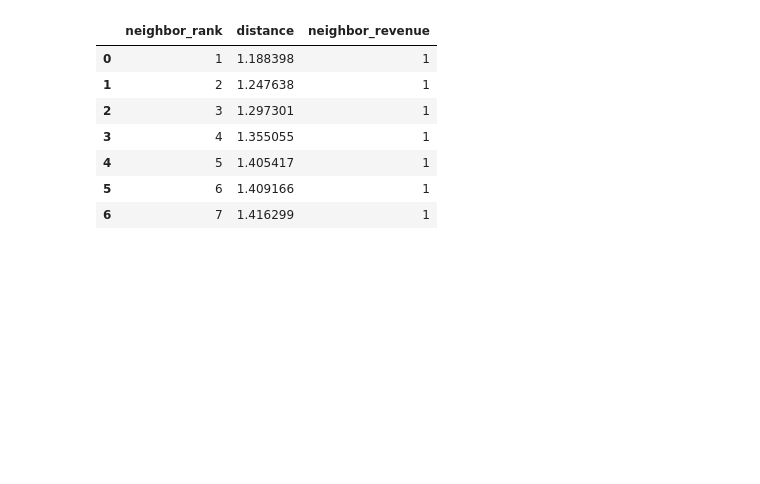
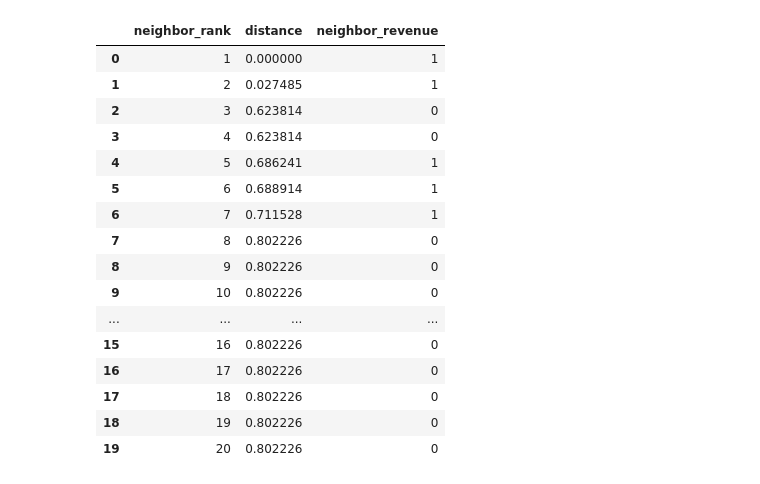
Before and after one commit to ShoppingInsight/shopper-prediction, a Jupyter notebook: models/knn/knn.ipynb, the cells around one changed output. Cells and saved outputs as stored; diff of their text form; code cells hidden in the pictures; blank space fills up the shorter version.

```diff
--- a/models/knn/knn.ipynb
+++ b/models/knn/knn.ipynb
@@ -11,20 +13,18 @@ KNN은 직관이 꽤 단순하다. 새 방문자가 들어왔을 때, 과거 데
 # %%
-from pathlib import Path
-
 import pandas as pd
 
-# KNN 전처리 산출물이 저장된 csv 폴더 경로 설정
-DATA_DIR = Path("csv")
+# 전처리 노트북에서 저장한 KNN용 split 데이터를 불러온다.
+# 이 CSV는 SMOTE/Scaler 적용 전 데이터라서, 모델 전처리는 아래 Pipeline에서 따로 수행한다.
+X_train_knn = pd.read_csv("csv/X_train_knn.csv")
+X_test_knn = pd.read_csv("csv/X_test_knn.csv")
+y_train_knn = pd.read_csv("csv/y_train_knn.csv")["Revenue"]
+y_test_knn = pd.read_csv("csv/y_test_knn.csv")["Revenue"]
 
-# 전처리 노트북에서 저장한 KNN 학습/테스트 데이터를 불러옴
-X_train_knn = pd.read_csv(DATA_DIR / "X_train_knn.csv")
-X_test_knn = pd.read_csv(DATA_DIR / "X_test_knn.csv")
-y_train_knn = pd.read_csv(DATA_DIR / "y_train_knn.csv")["Revenue"]
-y_test_knn = pd.read_csv(DATA_DIR / "y_test_knn.csv")["Revenue"]
-
-# 데이터 크기와 구매 비율을 확인해 정상적으로 로드되었는지 점검
+# 데이터 크기와 양성 비율을 확인해, 중복 제거 후 split 데이터가 정상 로드됐는지 점검한다.
 print(f"X_train_knn: {X_train_knn.shape}")
 print(f"X_test_knn : {X_test_knn.shape}")
 print(f"y_train_knn: {y_train_knn.shape}, positive_ratio = {y_train_knn.mean():.4f}")
 print(f"y_test_knn : {y_test_knn.shape}, positive_ratio = {y_test_knn.mean():.4f}")
+print("\nColumns")
+print(list(X_train_knn.columns))
 # %% [output]
@@ -590,23 +632,41 @@ KNN의 예측은 결국 가까운 이웃들의 정답에서 나오기 때문에,
 # %%
-# 예측 확률이 가장 높은 테스트 방문자 1명을 선택
-target_idx = int(test_result.sort_values("predicted_proba", ascending = False).index[0])
+# 예측 확률이 가장 높은 테스트 방문자 1명을 선택한다.
+target_idx = int(test_result.sort_values("predicted_proba", ascending=False).index[0])
 
-# 선택한 방문자와 가장 가까운 학습 데이터 이웃을 찾음
-distances, neighbor_idx = final_model.kneighbors(X_test_knn.iloc[[target_idx]])
+# Pipeline 앞단 변환을 직접 통과시켜, 최종 KNN 단계가 보는 좌표계로 변환한다.
+target_after_log = final_model.named_steps["log1p"].transform(X_test_knn.iloc[[target_idx]])
+target_scaled = final_model.named_steps["scaler"].transform(target_after_log)
 
-# 가까운 이웃들의 거리와 실제 구매 여부를 표로 정리
+# SMOTE 이후 학습 공간에서 가장 가까운 이웃을 찾는다.
+knn_step = final_model.named_steps["knn"]
+distances, neighbor_idx = knn_step.kneighbors(target_scaled, n_neighbors=best_k)
+
 neighbor_result = pd.DataFrame({
     "neighbor_rank": range(1, best_k + 1),
     "distance": distances[0],
-    "neighbor_revenue": y_train_knn.iloc[neighbor_idx[0]].to_numpy(),
+    "neighbor_revenue": knn_step._y[neighbor_idx[0]],
 })
 
-# 대상 방문자의 예측값, 실제값, 이웃 구매자 수 출력
-print(f"대상 test index: {target_idx}")
-print(f"예측 구매 확률: {test_result.loc[target_idx, 'predicted_proba']:.4f}")
-print(f"실제 구매 여부: {test_result.loc[target_idx, 'actual_revenue']}")
-print(f"가까운 {best_k}명 중 구매자 수: {neighbor_result['neighbor_revenue'].sum()}명")
+# 이웃 표 전체를 다 보기보다, 예측을 해석하는 핵심 요약 지표를 먼저 만든다.
+neighbor_summary = pd.DataFrame([{
+    "target_test_index": target_idx,
+    "predicted_proba": test_result.loc[target_idx, "predicted_proba"],
+    "actual_revenue": test_result.loc[target_idx, "actual_revenue"],
+    "K": best_k,
+    "buyers_among_K": neighbor_result["neighbor_revenue"].sum(),
+    "buyer_ratio_among_K": neighbor_result["neighbor_revenue"].mean(),
+    "nearest_distance": neighbor_result["distance"].min(),
+    "median_distance": neighbor_result["distance"].median(),
+    "max_distance": neighbor_result["distance"].max(),
+}])
 
-# 가까운 이웃들의 상세 정보 출력
-display(neighbor_result)
+print(f"target test index: {target_idx}")
+print(f"predicted purchase probability: {test_result.loc[target_idx, 'predicted_proba']:.4f}")
+print(f"actual revenue: {test_result.loc[target_idx, 'actual_revenue']}")
+print(f"buyers among nearest {best_k} neighbors: {neighbor_result['neighbor_revenue'].sum()}")
+
+display(neighbor_summary.round(4))
+
+# K가 클 수 있으므로 가까운 이웃 표는 상위 20개만 출력한다.
+display(neighbor_result.head(20))
 # %% [output]
@@ -617,8 +677,17 @@ display(neighbor_result)
 |  | neighbor_rank | distance | neighbor_revenue |
-| 0 | 1 | 1.188398 | 1 |
-| 1 | 2 | 1.247638 | 1 |
-| 2 | 3 | 1.297301 | 1 |
-| 3 | 4 | 1.355055 | 1 |
-| 4 | 5 | 1.405417 | 1 |
-| 5 | 6 | 1.409166 | 1 |
-| 6 | 7 | 1.416299 | 1 |
+| 0 | 1 | 0.000000 | 1 |
+| 1 | 2 | 0.027485 | 1 |
+| 2 | 3 | 0.623814 | 0 |
+| 3 | 4 | 0.623814 | 0 |
+| 4 | 5 | 0.686241 | 1 |
+| 5 | 6 | 0.688914 | 1 |
+| 6 | 7 | 0.711528 | 1 |
+| 7 | 8 | 0.802226 | 0 |
+| 8 | 9 | 0.802226 | 0 |
+| 9 | 10 | 0.802226 | 0 |
+| ... | ... | ... | ... |
+| 15 | 16 | 0.802226 | 0 |
+| 16 | 17 | 0.802226 | 0 |
+| 17 | 18 | 0.802226 | 0 |
+| 18 | 19 | 0.802226 | 0 |
+| 19 | 20 | 0.802226 | 0 |
```
Also changed, not shown: parts of 36 cells of this notebook.
